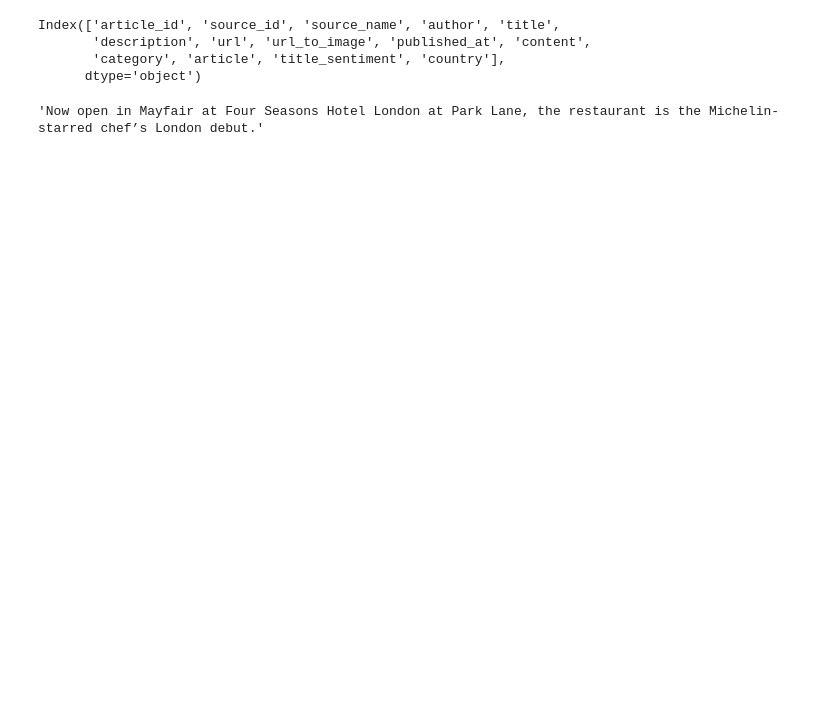
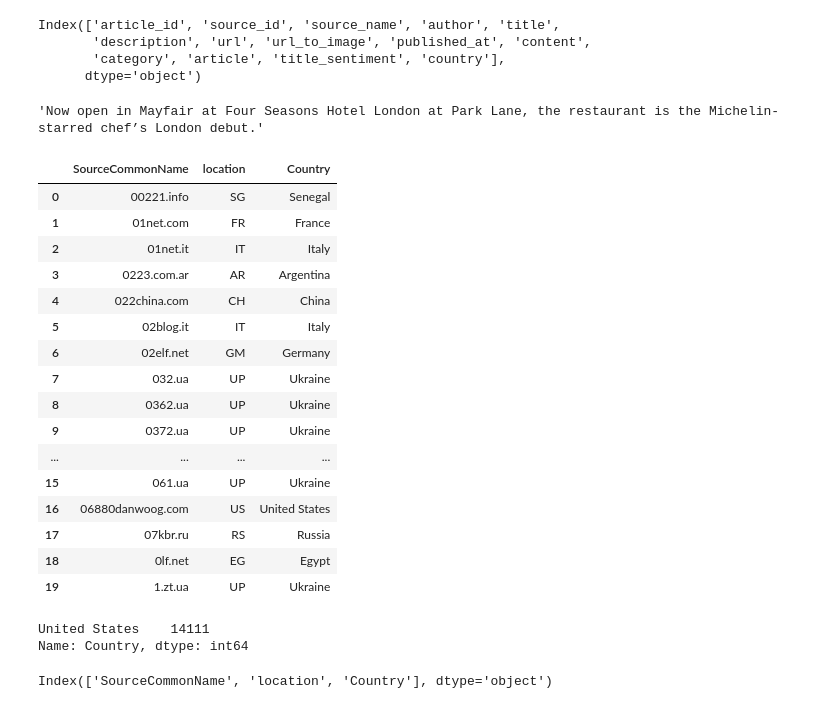
Before and after one commit to Ismail-2828/10-academy, a Jupyter notebook: src/Eda_analysis.ipynb, the cells around one changed output. Cells and saved outputs as stored; diff of their text form; code cells hidden in the pictures; blank space fills up the shorter version.

```diff
--- a/src/Eda_analysis.ipynb
+++ b/src/Eda_analysis.ipynb
@@ -170,3 +149,35 @@ Index(['article_id', 'source_id', 'source_name', 'author', 'title',
 rating_data.iloc[0]["description"]
 # %% [output]
 'Now open in Mayfair at Four Seasons Hotel London at Park Lane, the restaurant is the Michelin-starred chef’s London debut.'
+# %%
+import pandas as pd
+domain_data = pd.read_csv(r"C:\Users\ismai\Downloads\domains_location.csv")
+domain_data.head(20)
+# %% [output]
+|  | SourceCommonName | location | Country |
+| 0 | 00221.info | SG | Senegal |
+| 1 | 01net.com | FR | France |
+| 2 | 01net.it | IT | Italy |
+| 3 | 0223.com.ar | AR | Argentina |
+| 4 | 022china.com | CH | China |
+| 5 | 02blog.it | IT | Italy |
+| 6 | 02elf.net | GM | Germany |
+| 7 | 032.ua | UP | Ukraine |
+| 8 | 0362.ua | UP | Ukraine |
+| 9 | 0372.ua | UP | Ukraine |
+| ... | ... | ... | ... |
+| 15 | 061.ua | UP | Ukraine |
+| 16 | 06880danwoog.com | US | United States |
+| 17 | 07kbr.ru | RS | Russia |
+| 18 | 0lf.net | EG | Egypt |
+| 19 | 1.zt.ua | UP | Ukraine |
+# %%
+#QUESTION 3
+domain_data["Country"].value_counts().head(1)
+# %% [output]
+United States    14111
+Name: Country, dtype: int64
+# %%
+domain_data.columns
+# %% [output]
+Index(['SourceCommonName', 'location', 'Country'], dtype='object')
```
Also changed, not shown: parts of 8 cells of this notebook.
